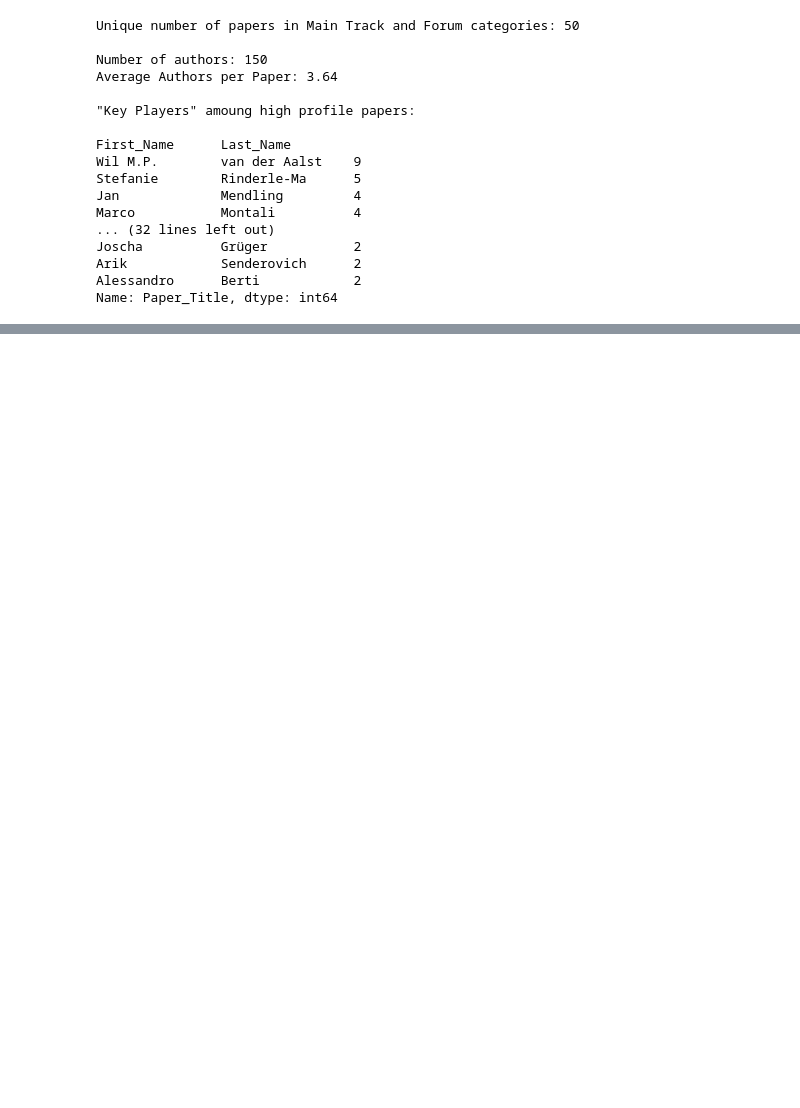
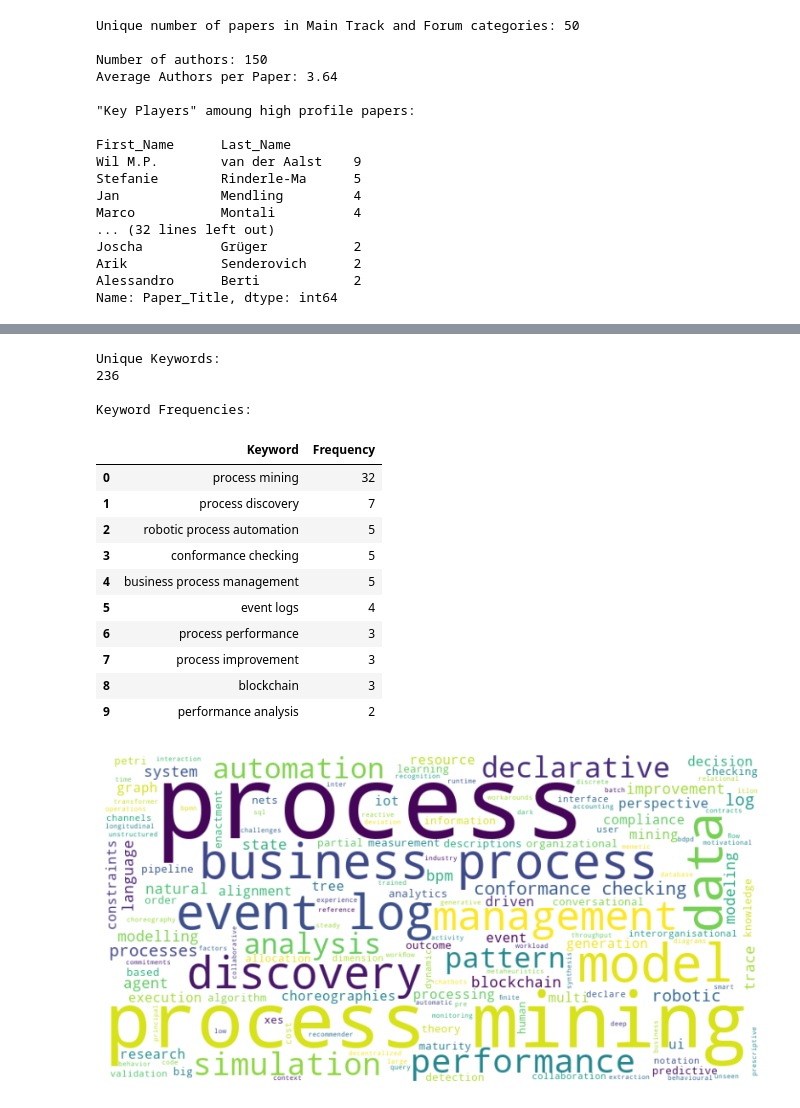
Before and after one commit to lananepeina/bpm2023, a Jupyter notebook: BPM 2023 Paper Analysis.ipynb, the cells around one changed output, grey strips where cells are left out. Drawn from its saved outputs; the diff is of its cells as text; code cells hidden in the pictures; blank space fills up the shorter version.

```diff
--- a/BPM 2023 Paper Analysis.ipynb
+++ b/BPM 2023 Paper Analysis.ipynb
@@ -713,0 +955,73 @@ fig.show()
+# %%
+#demo, dissertation, PhD keywords - are added to the excel sheet manually
+keywords_rest = data.groupby('Paper_Title')['Keywords'].first().reset_index()
+
+keywords = pd.DataFrame({'Keywords': keywords_rest['Keywords']})
+keywords.dropna(inplace=True)
+
+
+keywords = keywords['Keywords'].str.split(',', expand=True).stack().reset_index(level=1, drop=True).to_frame('Keyword')
+keywords.reset_index(drop=True, inplace=True)
+
+keywords = keywords.apply(lambda x: x.str.strip() if x.dtype == "object" else x)
+keywords['Keyword'] = keywords['Keyword'].str.replace('\n', '')
+keywords['Keyword'] = keywords['Keyword'].str.replace('\t', ' ')
+keywords['Keyword'] = keywords['Keyword'].str.lower()
+
+keywords_r = keywords
+# %%
+#all keywords together
+keywords_all = pd.concat([keywords_hp, keywords_r], axis=0)
+keywords_all.to_excel('test.xlsx', index=False)
+
+# Reset the index of the combined DataFrame
+keywords_all.reset_index(drop=True, inplace=True)
+
+
+# Print or use the DataFrame as needed
+unique_keywords = keywords_all['Keyword'].unique()
+
+# Count the frequency of each unique keyword
+keyword_frequencies = keywords_all['Keyword'].value_counts().reset_index()
+keyword_frequencies.columns = ['Keyword', 'Frequency']
+
+# Print the unique keywords and their frequencies
+print("Unique Keywords:")
+print(len(unique_keywords))
+
+print("\nKeyword Frequencies:")
+display(keyword_frequencies.head(10))
+
+
+
+# Extract the "Paper_Title" column
+keywords_c = keywords_all['Keyword']
+
+# Combine all the paper titles into a single string
+text_keywords = " ".join(keywords_c)
+
+# Create a WordCloud object with some customization
+wordcloud_titles_hp = WordCloud(width=800, height=400, background_color='white', max_words=150).generate(text_keywords)
+
+# Display the word cloud using Matplotlib
+plt.figure(figsize=(10, 5))
+plt.imshow(wordcloud_titles_hp, interpolation='bilinear')
+plt.axis("off")  # Turn off the axis
+plt.show()
+# %% [output]
+Unique Keywords:
+236
+
+Keyword Frequencies:
+|  | Keyword | Frequency |
+| 0 | process mining | 32 |
+| 1 | process discovery | 7 |
+| 2 | robotic process automation | 5 |
+| 3 | conformance checking | 5 |
+| 4 | business process management | 5 |
+| 5 | event logs | 4 |
+| 6 | process performance | 3 |
+| 7 | process improvement | 3 |
+| 8 | blockchain | 3 |
+| 9 | performance analysis | 2 |
+[figure, added]
```
Also changed, not shown: parts of 33 cells of this notebook, 3 other files.
